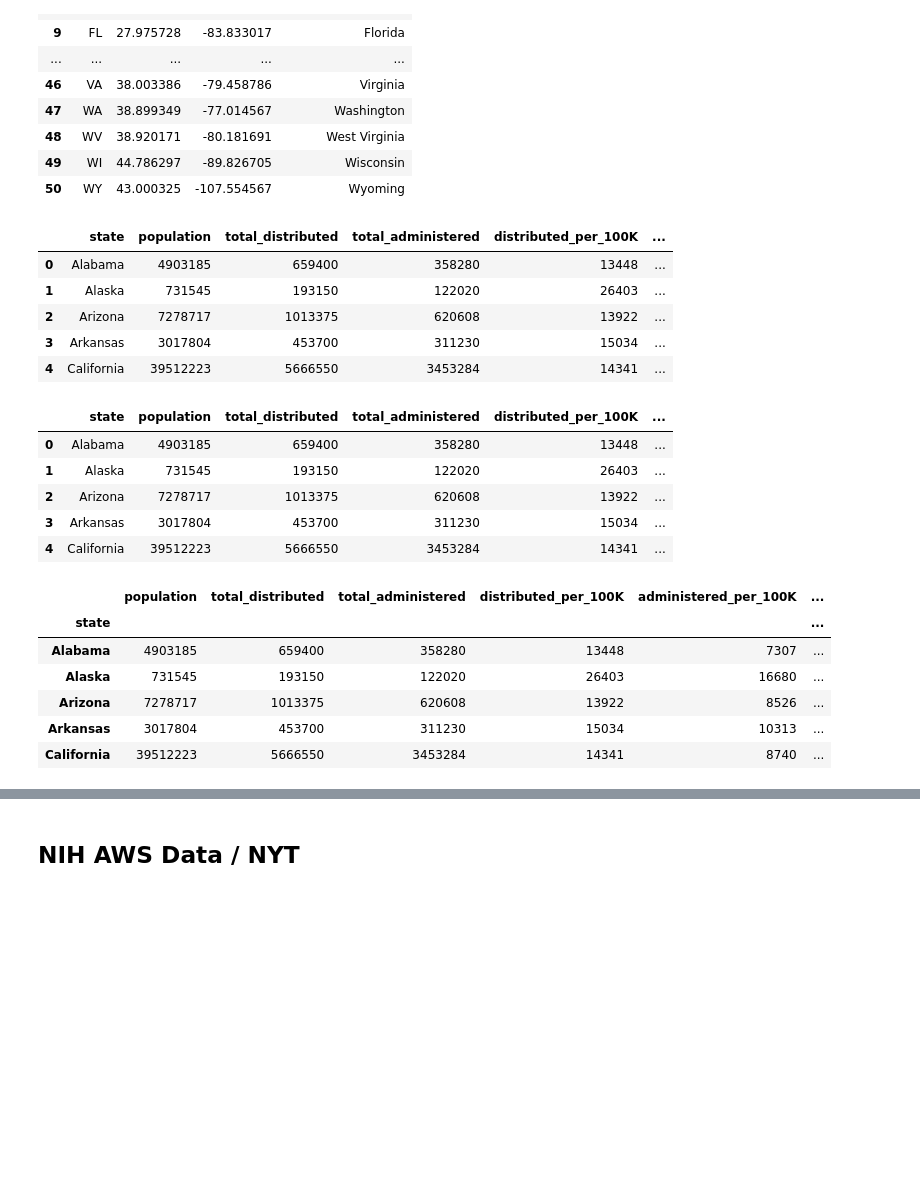
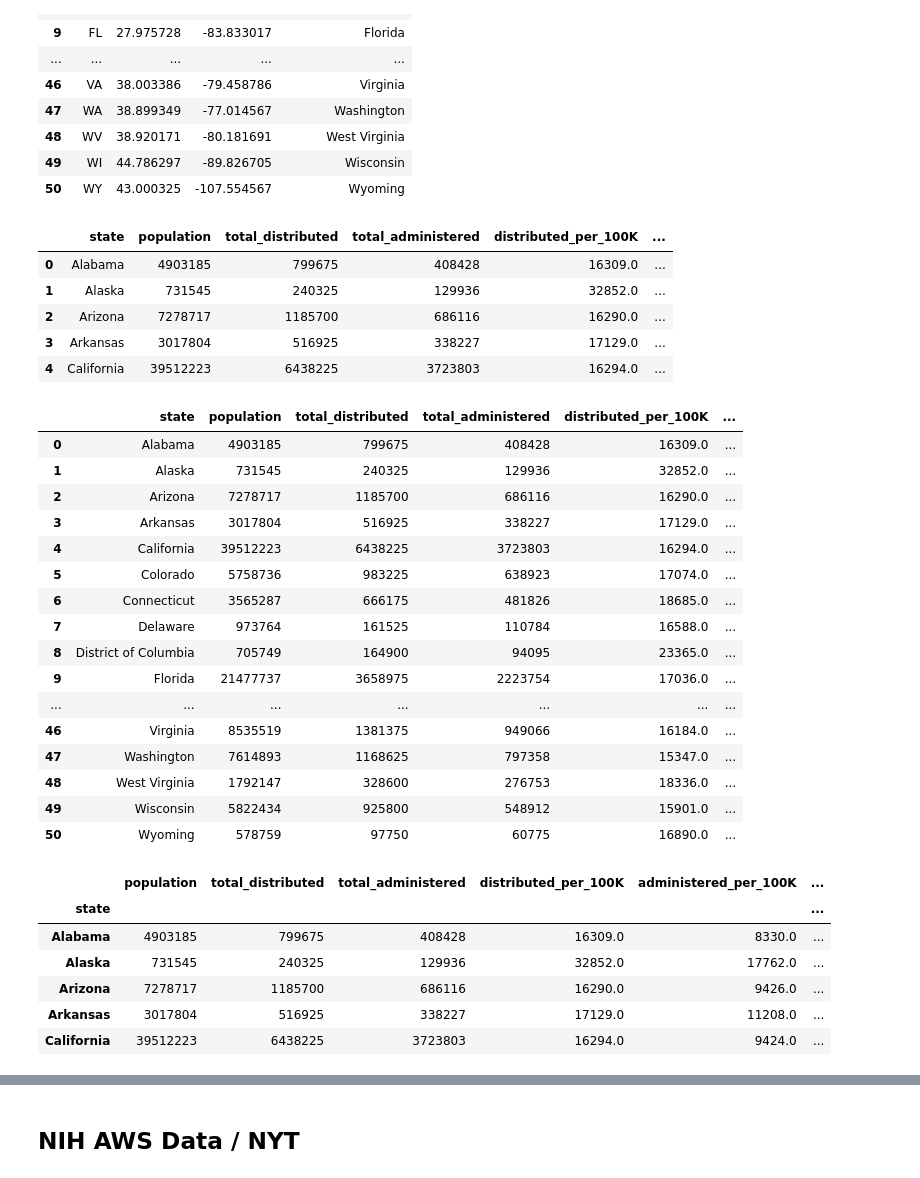
Before and after one commit to CCom20/us-covid-response, a Jupyter notebook: notebooks/data_cleaning_notebook.ipynb, the cells around one changed output, grey strips where cells are left out. Drawn from its saved outputs; the diff is of its cells as text; code cells hidden in the pictures; blank space fills up the shorter version.

```diff
--- a/notebooks/data_cleaning_notebook.ipynb
+++ b/notebooks/data_cleaning_notebook.ipynb
@@ -63,26 +63,37 @@ state_latlons_df
 | 50 | WY | 43.000325 | -107.554567 | Wyoming |
 # %%
 # State Data Merged
-state_merged_df = pd.merge(state_pop_df, state_vacc_df, how="left", on="state")
+state_merged_df = pd.merge(state_pop_df, state_vacc_df, how="inner", on="state")
 state_merged_df.head()
 # %% [output]
 |  | state | population | total_distributed | total_administered | distributed_per_100K | ... |
-| 0 | Alabama | 4903185 | 659400 | 358280 | 13448 | ... |
-| 1 | Alaska | 731545 | 193150 | 122020 | 26403 | ... |
-| 2 | Arizona | 7278717 | 1013375 | 620608 | 13922 | ... |
-| 3 | Arkansas | 3017804 | 453700 | 311230 | 15034 | ... |
-| 4 | California | 39512223 | 5666550 | 3453284 | 14341 | ... |
+| 0 | Alabama | 4903185 | 799675 | 408428 | 16309.0 | ... |
+| 1 | Alaska | 731545 | 240325 | 129936 | 32852.0 | ... |
+| 2 | Arizona | 7278717 | 1185700 | 686116 | 16290.0 | ... |
+| 3 | Arkansas | 3017804 | 516925 | 338227 | 17129.0 | ... |
+| 4 | California | 39512223 | 6438225 | 3723803 | 16294.0 | ... |
 # %%
 state_merged_df = pd.merge(state_merged_df, state_latlons_df, how="left", on="state")
 # %%
-state_merged_df.head()
+state_merged_df
 # %% [output]
 |  | state | population | total_distributed | total_administered | distributed_per_100K | ... |
-| 0 | Alabama | 4903185 | 659400 | 358280 | 13448 | ... |
-| 1 | Alaska | 731545 | 193150 | 122020 | 26403 | ... |
-| 2 | Arizona | 7278717 | 1013375 | 620608 | 13922 | ... |
-| 3 | Arkansas | 3017804 | 453700 | 311230 | 15034 | ... |
-| 4 | California | 39512223 | 5666550 | 3453284 | 14341 | ... |
+| 0 | Alabama | 4903185 | 799675 | 408428 | 16309.0 | ... |
+| 1 | Alaska | 731545 | 240325 | 129936 | 32852.0 | ... |
+| 2 | Arizona | 7278717 | 1185700 | 686116 | 16290.0 | ... |
+| 3 | Arkansas | 3017804 | 516925 | 338227 | 17129.0 | ... |
+| 4 | California | 39512223 | 6438225 | 3723803 | 16294.0 | ... |
+| 5 | Colorado | 5758736 | 983225 | 638923 | 17074.0 | ... |
+| 6 | Connecticut | 3565287 | 666175 | 481826 | 18685.0 | ... |
+| 7 | Delaware | 973764 | 161525 | 110784 | 16588.0 | ... |
+| 8 | District of Columbia | 705749 | 164900 | 94095 | 23365.0 | ... |
+| 9 | Florida | 21477737 | 3658975 | 2223754 | 17036.0 | ... |
+| ... | ... | ... | ... | ... | ... | ... |
+| 46 | Virginia | 8535519 | 1381375 | 949066 | 16184.0 | ... |
+| 47 | Washington | 7614893 | 1168625 | 797358 | 15347.0 | ... |
+| 48 | West Virginia | 1792147 | 328600 | 276753 | 18336.0 | ... |
+| 49 | Wisconsin | 5822434 | 925800 | 548912 | 15901.0 | ... |
+| 50 | Wyoming | 578759 | 97750 | 60775 | 16890.0 | ... |
 # %%
 # Set State as the Index
 state_info_df = state_merged_df.set_index("state")
@@ -90,11 +101,11 @@ state_info_df.head()
 # %% [output]
 |  | population | total_distributed | total_administered | distributed_per_100K | administered_per_100K | ... |
 | state |  |  |  |  |  | ... |
-| Alabama | 4903185 | 659400 | 358280 | 13448 | 7307 | ... |
-| Alaska | 731545 | 193150 | 122020 | 26403 | 16680 | ... |
-| Arizona | 7278717 | 1013375 | 620608 | 13922 | 8526 | ... |
-| Arkansas | 3017804 | 453700 | 311230 | 15034 | 10313 | ... |
-| California | 39512223 | 5666550 | 3453284 | 14341 | 8740 | ... |
+| Alabama | 4903185 | 799675 | 408428 | 16309.0 | 8330.0 | ... |
+| Alaska | 731545 | 240325 | 129936 | 32852.0 | 17762.0 | ... |
+| Arizona | 7278717 | 1185700 | 686116 | 16290.0 | 9426.0 | ... |
+| Arkansas | 3017804 | 516925 | 338227 | 17129.0 | 11208.0 | ... |
+| California | 39512223 | 6438225 | 3723803 | 16294.0 | 9424.0 | ... |
 # %%
 # Add Empty Column for New Calculation
 state_info_df["percent_vaccinated"] = ""
```
Also changed, not shown: parts of 14 cells of this notebook, 6 other files.
